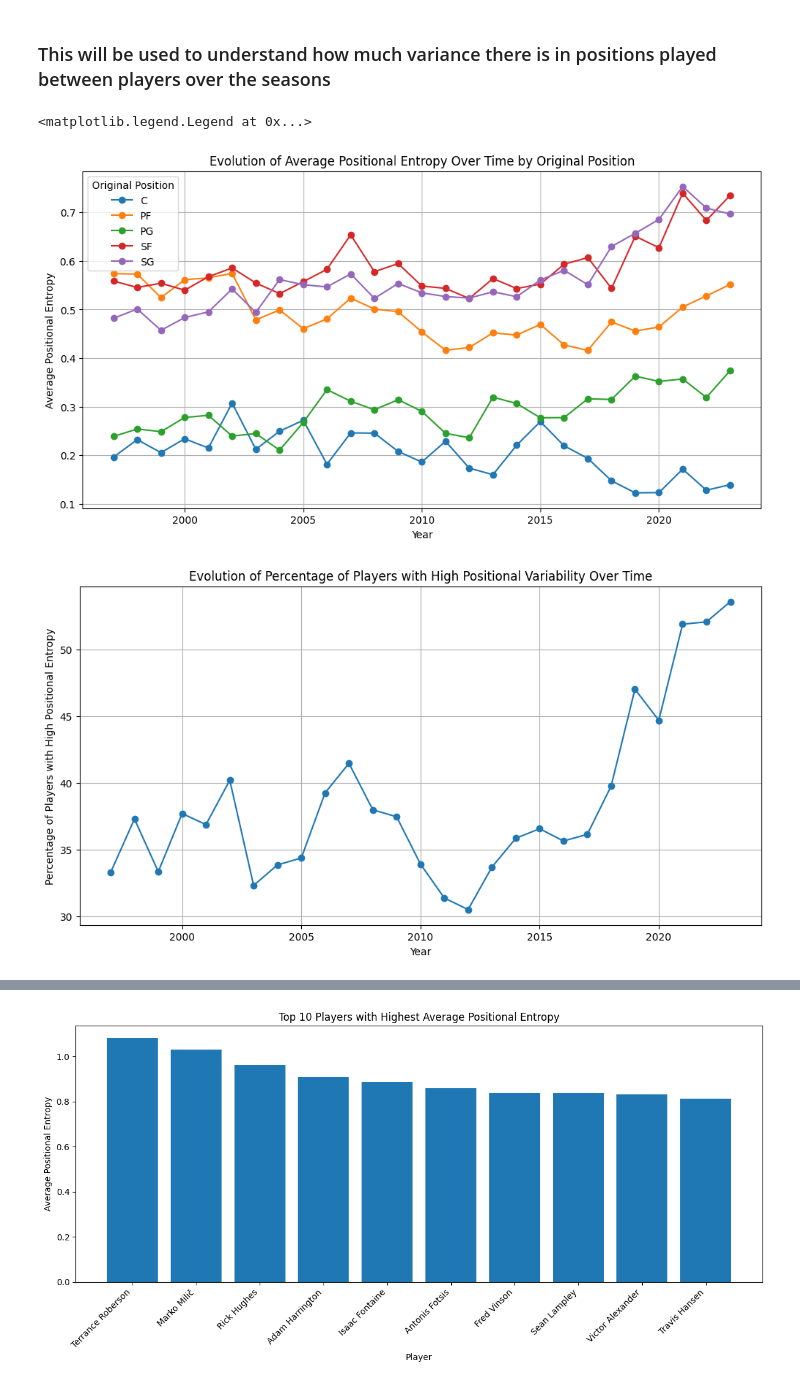
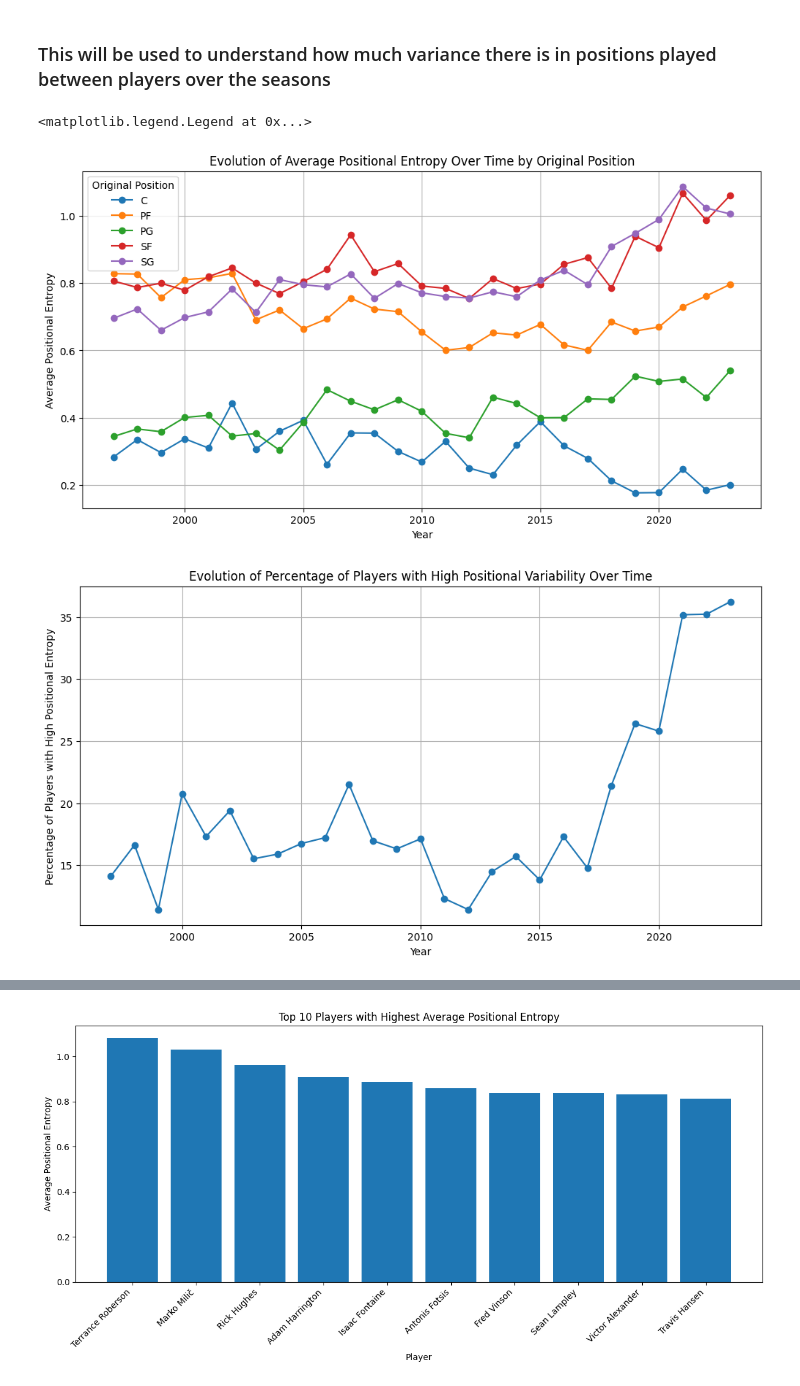
Before and after one commit to mibrahimfm/NBA-analysis, a Jupyter notebook: PlayerPositionVariability.ipynb, the cells around one changed output, grey strips where cells are left out. Cells and saved outputs as stored; diff of their text form; code cells hidden in the pictures.

```diff
--- a/PlayerPositionVariability.ipynb
+++ b/PlayerPositionVariability.ipynb
@@ -17,7 +17,7 @@ def calculate_positional_entropy(row):
     """Calculates the entropy of a player's position distribution."""
     positions = ['PG%', 'SG%', 'SF%', 'PF%', 'C%']
     percentages = [row[pos] / 100 for pos in positions]  # Normalize to proportions
-    return entropy(percentages)
+    return entropy(percentages, base=2)
 # %%
 original_positions = {}
 for year, df in dfs.items():
@@ -50,30 +50,30 @@ plt.grid(True)
 plt.legend(title='Original Position')
 # %% [output]
 <matplotlib.legend.Legend at 0x...>
-[figure, old version]
+[figure, new version]
 # %%
 # Define a threshold for high positional variability
-entropy_threshold = 0.6
+entropy_threshold = 1.0 # 1/2, 1/2
 
 # Calculate the percentage of players with high positional variability for each year
 yearly_percentage = {}
 for year, df in dfs.items():
     df['PositionalEntropy'] = df.apply(calculate_positional_entropy, axis=1)
     high_entropy_players = df[df['PositionalEntropy'] > entropy_threshold]
     percentage = (len(high_entropy_players) / len(df)) * 100
     yearly_percentage[year] = percentage
 
 # Create a DataFrame from the yearly percentage data
 percentage_df = pd.DataFrame.from_dict(yearly_percentage, orient='index', columns=['PercentageHighEntropy'])
 percentage_df.index.name = 'Year'
 
 # Plot the percentage of players with high positional variability over time
 plt.figure(figsize=(12, 6))
 plt.plot(percentage_df.index, percentage_df['PercentageHighEntropy'], marker='o')
 plt.xlabel('Year')
 plt.ylabel('Percentage of Players with High Positional Entropy')
 plt.title('Evolution of Percentage of Players with High Positional Variability Over Time')
 plt.grid(True)
 plt.show()
 # %% [output]
-[figure, old version]
+[figure, new version]
```
Also changed, not shown: parts of 2 cells of this notebook, 9 other files.
